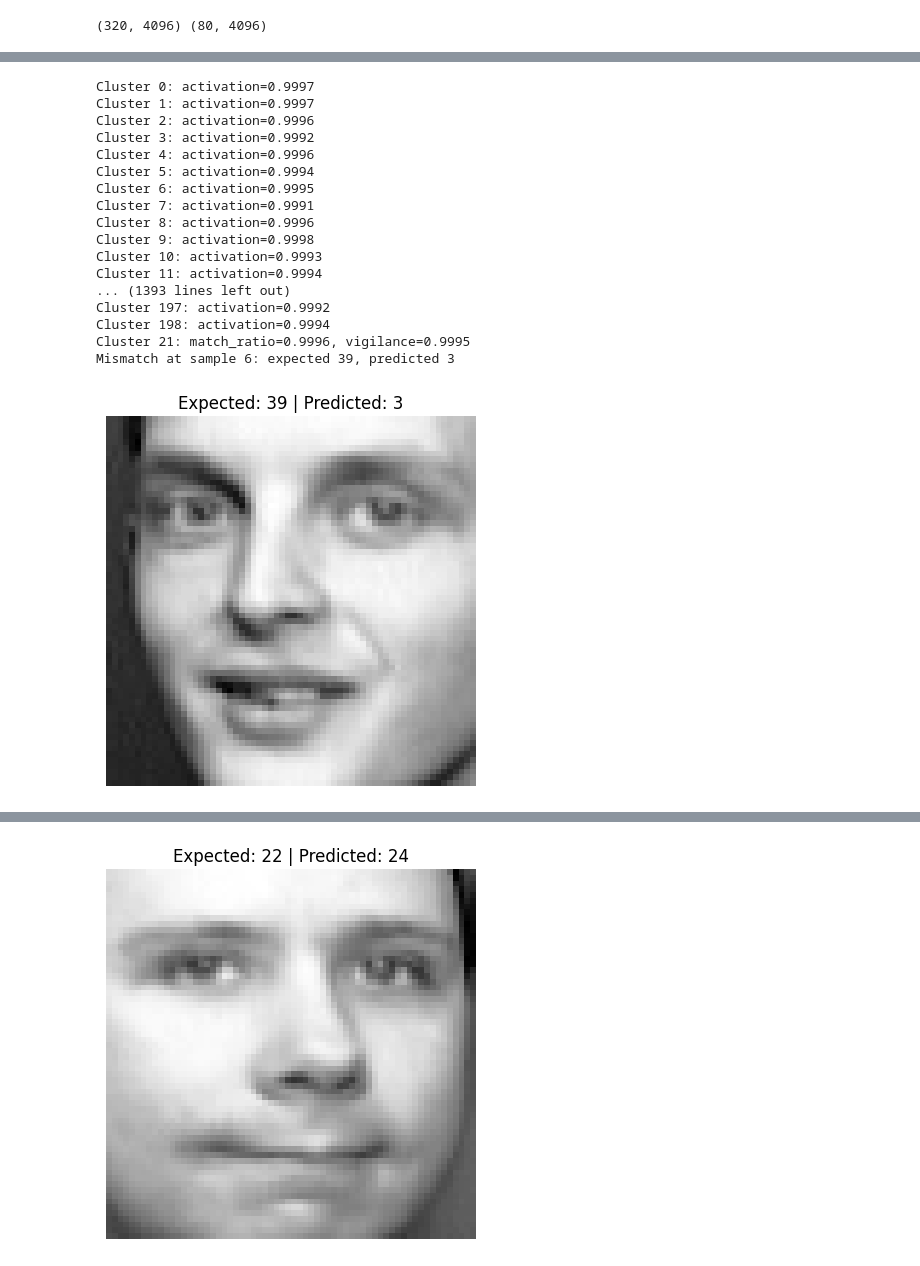
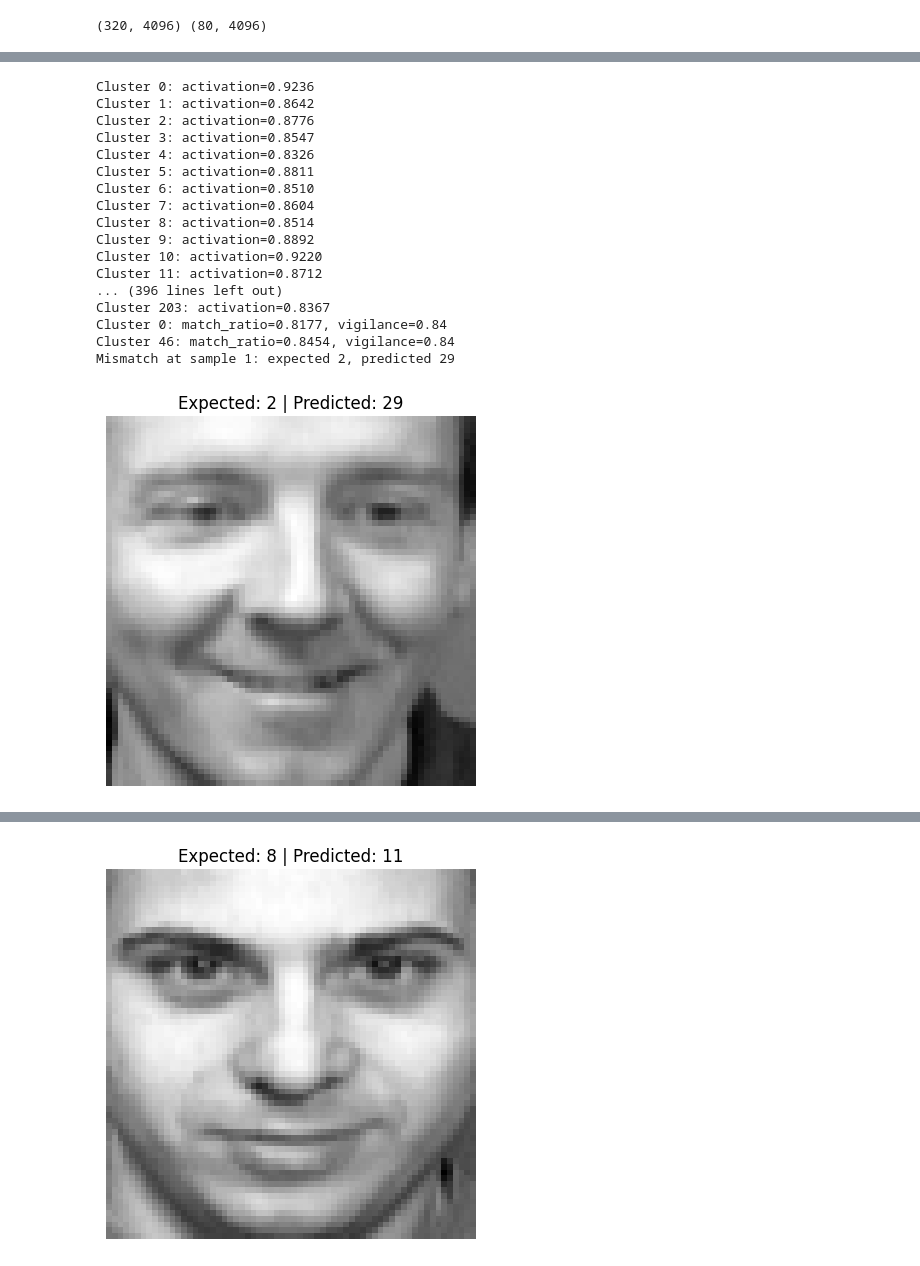
Before and after one commit to lsalatiel/art-epnn_neural-network-study, a Jupyter notebook: olivetti_faces_art.ipynb, the cells around one changed output, grey strips where cells are left out. Cells and saved outputs as stored; diff of their text form; code cells hidden in the pictures.

```diff
--- a/olivetti_faces_art.ipynb
+++ b/olivetti_faces_art.ipynb
@@ -19,10 +24,6 @@ X_train, X_test, y_train, y_test = train_test_split(X, y, test_size=0.2, random_
 print(X_train.shape, X_test.shape)
 # %% [output]
 (320, 4096) (80, 4096)
-# %%
-# normalize the data to [0, 1]
-X_train = X_train / 255.0
-X_test = X_test / 255.0
 # %%
 # visualize some sample images from the dataset
 fig, axes = plt.subplots(5, 5, figsize=(10, 5))
@@ -78,8 +79,6 @@ class FuzzyART:
             return False
         match_ratio = fuzzy_and_norm / np.sum(X)
         print(f"Cluster {best_cluster}: match_ratio={match_ratio:.4f}, vigilance={self.vigilance}")
-        with open ("vigilance_log.txt", "a") as log_file:
-            log_file.write(f"Cluster {best_cluster}: match_ratio={match_ratio:.4f}, vigilance={self.vigilance}\n")
         return match_ratio >= self.vigilance
 
     def _update_weights(self, X: np.ndarray, cluster_idx: int):
@@ -108,8 +107,6 @@ class FuzzyART:
                 # Select the F2 neuron K with the highest activation:
                 # K = argmax(zₖ)
                 best_cluster = int(np.argmax(f2_activations))
-                with open ("f2_activation_log.txt", "a") as log_file:
-                    log_file.write(f"Best cluster selected: {best_cluster} with activation {f2_activations[best_cluster]:.4f}\n")
 
             # 2. Matching Phase (Vigilance Test)
             if best_cluster is not None and best_cluster not in inhibited:
@@ -144,11 +141,14 @@ class FuzzyART:
             if self._vigilance_test(X, j):
                 return int(j)
         return sorted_clusters[0]
+
+    def get_weights(self) -> np.ndarray:
+        return self.weights[:self.num_clusters]
 # %%
 net = FuzzyART(
     num_features=X_train.shape[1],
     max_clusters=4000,
-    vigilance=0.9995,
+    vigilance=0.84,
     learning_rate=0.6,
     alpha=0.01,
     complement=True
@@ -166,4 +166,9 @@ for i, x in enumerate(X_train):
 
 print(f"Active clusters: {net.num_clusters}")
 print(f"Trained samples: {len(cluster_assignments)}")
+
+with open("weights_log.txt", "w") as log_file:
+    weights = net.get_weights()
+    for idx, w in enumerate(weights):
+        log_file.write(f"Cluster {idx} weights: {w}\n")
 # %% [output]
@@ -270,51 +284,51 @@ def predict(net, cluster_label_map, X):
     if cluster_id == -1:
         return None  # no matching cluster found
     return cluster_label_map[cluster_id]
 
 
 def display_image_and_prediction(image, expected, predicted):
     plt.imshow(image.reshape(64, 64), cmap="gray")
     plt.title(f"Expected: {expected} | Predicted: {predicted}")
     plt.axis("off")
     plt.show()
 
 
 accuracy_count = 0
 number_to_test = min(10000, len(X_test))
 mismatch_count = 0
 
-for i, X in enumerate(X_test[:number_to_test]):
-    predicted_digit = predict(net, cluster_label_map, X)
+for i, X_ in enumerate(X_test[:number_to_test]):
+    predicted_digit = predict(net, cluster_label_map, X_)
     actual_digit = y_test[i]
 
     if predicted_digit == actual_digit:
         accuracy_count += 1
 
     if predicted_digit != actual_digit:
         if mismatch_count >= 10:
             continue
         mismatch_count += 1
         print(f"Mismatch at sample {i}: expected {actual_digit}, predicted {predicted_digit}")
-        display_image_and_prediction(X, actual_digit, predicted_digit)
+        display_image_and_prediction(X_, actual_digit, predicted_digit)
 
 print(f"Correct predictions: {accuracy_count} out of {number_to_test}")
 print(f"Accuracy: {accuracy_count / number_to_test * 100:.2f}%")
 # %% [output]
-Cluster 0: activation=0.9997
-Cluster 1: activation=0.9997
-Cluster 2: activation=0.9996
-Cluster 3: activation=0.9992
-Cluster 4: activation=0.9996
-Cluster 5: activation=0.9994
-Cluster 6: activation=0.9995
-Cluster 7: activation=0.9991
-Cluster 8: activation=0.9996
-Cluster 9: activation=0.9998
-Cluster 10: activation=0.9993
-Cluster 11: activation=0.9994
-... (1393 lines left out)
-Cluster 197: activation=0.9992
-Cluster 198: activation=0.9994
-Cluster 21: match_ratio=0.9996, vigilance=0.9995
-Mismatch at sample 6: expected 39, predicted 3
+Cluster 0: activation=0.9236
+Cluster 1: activation=0.8642
+Cluster 2: activation=0.8776
+Cluster 3: activation=0.8547
+Cluster 4: activation=0.8326
+Cluster 5: activation=0.8811
+Cluster 6: activation=0.8510
+Cluster 7: activation=0.8604
+Cluster 8: activation=0.8514
+Cluster 9: activation=0.8892
+Cluster 10: activation=0.9220
+Cluster 11: activation=0.8712
+... (396 lines left out)
+Cluster 203: activation=0.8367
+Cluster 0: match_ratio=0.8177, vigilance=0.84
+Cluster 46: match_ratio=0.8454, vigilance=0.84
+Mismatch at sample 1: expected 2, predicted 29
-[figure, old version]
+[figure, new version]
@@ -338 +352 @@ Mismatch at sample 38: expected 22, predicted 24
-[figure, old version]
+[figure, new version]
```
Also changed, not shown: parts of 6 cells of this notebook.
